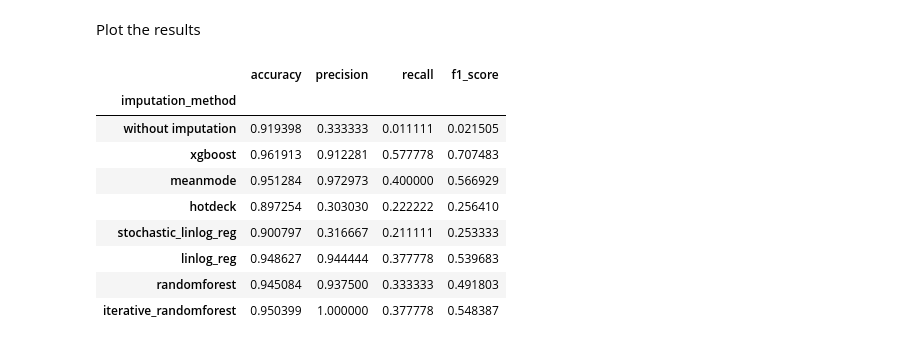
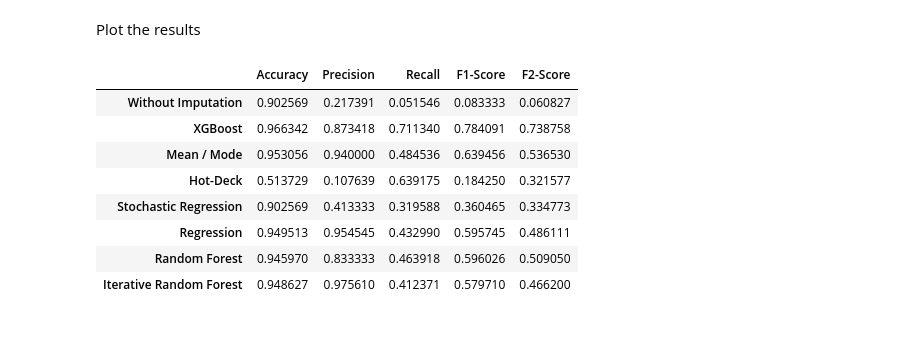
Before and after one commit to kaihulme/alspac-mhst, a Jupyter notebook: notebooks/imputation_analysis.ipynb, the cells around one changed output. Cells and saved outputs as stored; diff of their text form; code cells hidden in the pictures.

```diff
--- a/notebooks/imputation_analysis.ipynb
+++ b/notebooks/imputation_analysis.ipynb
@@ -180,21 +253,21 @@ for (name, df) in imputations:
 # %% [markdown]
 Plot the results
-# %%
-columns=["imputation_method", "accuracy", "precision", "recall", "f1_score"]
-results_df = pd.DataFrame(reduced_clf_results, columns=columns).set_index("imputation_method")
-
-results_df
-# %% [output]
-|  | accuracy | precision | recall | f1_score |
-| imputation_method |  |  |  |  |
-| without imputation | 0.919398 | 0.333333 | 0.011111 | 0.021505 |
-| xgboost | 0.961913 | 0.912281 | 0.577778 | 0.707483 |
-| meanmode | 0.951284 | 0.972973 | 0.400000 | 0.566929 |
-| hotdeck | 0.897254 | 0.303030 | 0.222222 | 0.256410 |
-| stochastic_linlog_reg | 0.900797 | 0.316667 | 0.211111 | 0.253333 |
-| linlog_reg | 0.948627 | 0.944444 | 0.377778 | 0.539683 |
-| randomforest | 0.945084 | 0.937500 | 0.333333 | 0.491803 |
-| iterative_randomforest | 0.950399 | 1.000000 | 0.377778 | 0.548387 |
+# %%
+columns=["Accuracy", "Precision", "Recall", "F1-Score", "F2-Score"]
+idxs=["Without Imputation", "XGBoost", "Mean / Mode", "Hot-Deck", "Stochastic Regression", "Regression", "Random Forest", "Iterative Random Forest"]
+results_df = pd.DataFrame(np.asarray(reduced_clf_results)[:,1:], columns=columns, index=idxs).astype(float)
+
+results_df
+# %% [output]
+|  | Accuracy | Precision | Recall | F1-Score | F2-Score |
+| Without Imputation | 0.902569 | 0.217391 | 0.051546 | 0.083333 | 0.060827 |
+| XGBoost | 0.966342 | 0.873418 | 0.711340 | 0.784091 | 0.738758 |
+| Mean / Mode | 0.953056 | 0.940000 | 0.484536 | 0.639456 | 0.536530 |
+| Hot-Deck | 0.513729 | 0.107639 | 0.639175 | 0.184250 | 0.321577 |
+| Stochastic Regression | 0.902569 | 0.413333 | 0.319588 | 0.360465 | 0.334773 |
+| Regression | 0.949513 | 0.954545 | 0.432990 | 0.595745 | 0.486111 |
+| Random Forest | 0.945970 | 0.833333 | 0.463918 | 0.596026 | 0.509050 |
+| Iterative Random Forest | 0.948627 | 0.975610 | 0.412371 | 0.579710 | 0.466200 |
 # %%
 plt.figure(figsize=(12,8))
 plt.title("Classification Metrics of Depression Diagnosis Using Imputed Datasets")
```
Also changed, not shown: parts of 11 cells of this notebook, 1 other file.
